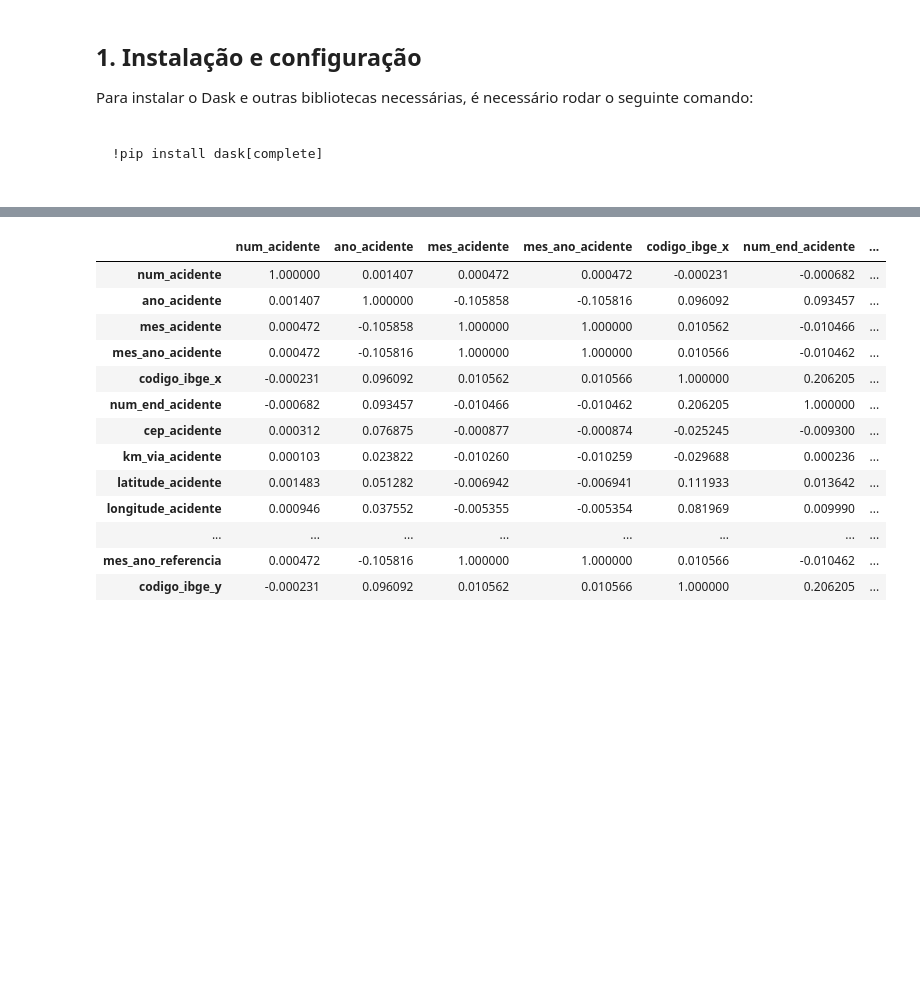
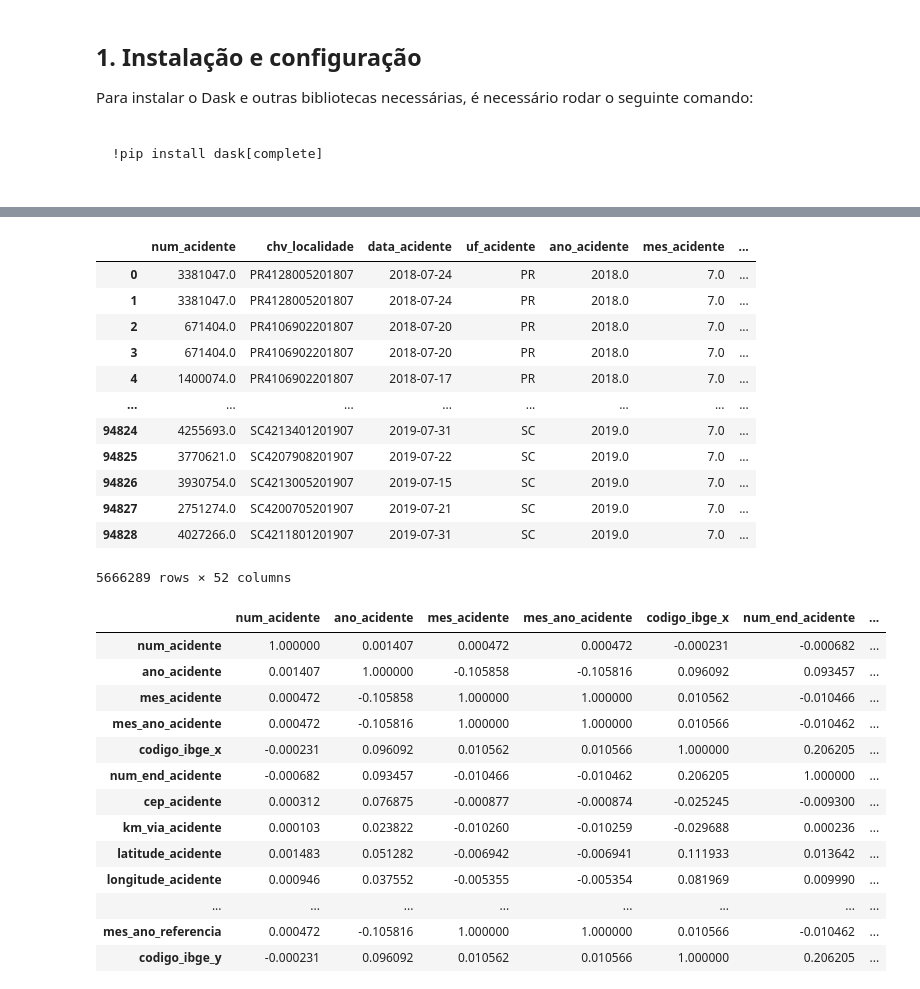
Before and after one commit to anaparraf/machine_learning_projeto2, a Jupyter notebook: main.ipynb, the cells around one changed output, grey strips where cells are left out. Cells and saved outputs as stored; diff of their text form; code cells hidden in the pictures; blank space fills up the shorter version.

```diff
--- a/main.ipynb
+++ b/main.ipynb
@@ -134,3 +182,20 @@ dtype: int64
+# %%
+df_final['colisao_lateral'] = df_final['tp_acidente'] == 'COLISÃO LATERAL'
+df_final.head()
+# %% [output]
+|  | num_acidente | chv_localidade | data_acidente | uf_acidente | ano_acidente | mes_acidente | ... |
+| 0 | 3381047.0 | PR4128005201807 | 2018-07-24 | PR | 2018.0 | 7.0 | ... |
+| 1 | 3381047.0 | PR4128005201807 | 2018-07-24 | PR | 2018.0 | 7.0 | ... |
+| 2 | 671404.0 | PR4106902201807 | 2018-07-20 | PR | 2018.0 | 7.0 | ... |
+| 3 | 671404.0 | PR4106902201807 | 2018-07-20 | PR | 2018.0 | 7.0 | ... |
+| 4 | 1400074.0 | PR4106902201807 | 2018-07-17 | PR | 2018.0 | 7.0 | ... |
+| ... | ... | ... | ... | ... | ... | ... | ... |
+| 94824 | 4255693.0 | SC4213401201907 | 2019-07-31 | SC | 2019.0 | 7.0 | ... |
+| 94825 | 3770621.0 | SC4207908201907 | 2019-07-22 | SC | 2019.0 | 7.0 | ... |
+| 94826 | 3930754.0 | SC4213005201907 | 2019-07-15 | SC | 2019.0 | 7.0 | ... |
+| 94827 | 2751274.0 | SC4200705201907 | 2019-07-21 | SC | 2019.0 | 7.0 | ... |
+| 94828 | 4027266.0 | SC4211801201907 | 2019-07-31 | SC | 2019.0 | 7.0 | ... |
+5666289 rows × 52 columns
 # %%
 # Filtrando apenas colunas numéricas
 numeric_cols = df_final.select_dtypes(include=['float64', 'int64'])
```
Also changed, not shown: parts of 11 cells of this notebook.
